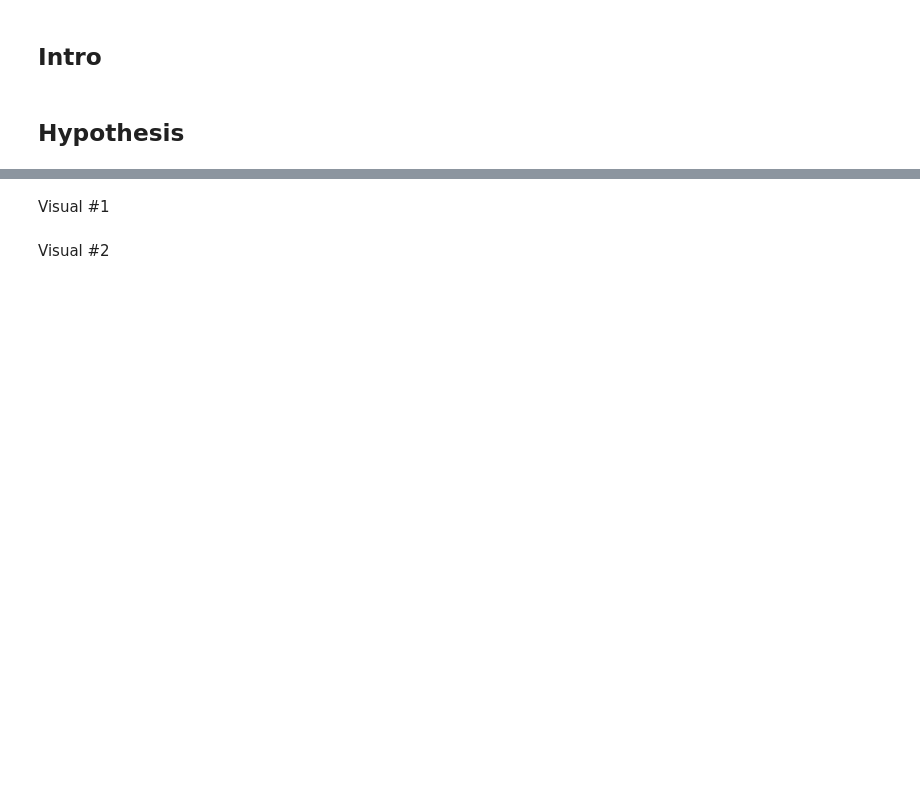
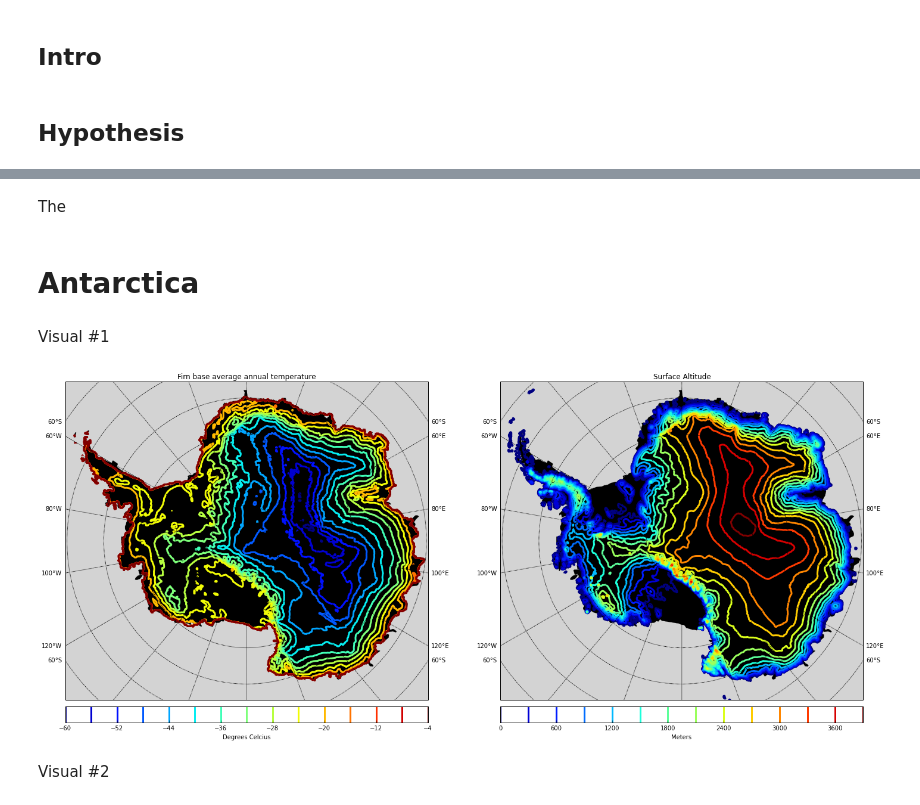
Before and after one commit to johnymontana/csci_444_proj2, a Jupyter notebook: CSCI_444_Proj2_Lyon_William.ipynb, the cells around one changed output, grey strips where cells are left out. Cells and saved outputs as stored; diff of their text form; code cells hidden in the pictures; blank space fills up the shorter version.

```diff
--- a/CSCI_444_Proj2_Lyon_William.ipynb
+++ b/CSCI_444_Proj2_Lyon_William.ipynb
@@ -27,4 +25,56 @@ I find it interesting to compare
+# %% [markdown]
+The
+# %% [markdown]
+Antarctica
+===========
+# %%
+import netCDF4
+from mpl_toolkits.basemap import Basemap
+import matplotlib.pyplot as plt
+filename = 'data/Antarctica_5km_woshelves_v0.75.nc'
+ncfile = netCDF4.Dataset(filename, 'r')
+ncvars = ncfile.variables
+lat = ncvars['lat']
+lon = ncvars['lon']
+temp_time = ncvars['presartm'] # temperature at ice/firn base
+surface_alt = ncvars['usrf']
+ice_rate = ncvars['presprcp']
+surface_vel = ncvars['surfvelmag']
+ice_thick = ncvars['thk']
+melt = ncvars['melt']
 # %% [markdown]
 Visual #1
+# %%
+fig = plt.figure(1, figsize=(24,24))
+subplot(1,2,1)
+map = Basemap(projection='stere', lat_0=-90, lon_0=0, width=5700000, height=5000000, resolution='l')
+map.drawcoastlines(linewidth=0.25)
+map.drawcountries(linewidth=0.25, color="white")
+map.fillcontinents(color='black', lake_color='aqua')
+map.drawmapboundary(fill_color='lightgray')
+map.drawmeridians(np.arange(0,360,20), labels=[1,1,0,0])
+map.drawparallels(np.arange(-90, 90, 5), labels=[1,1,0,0])
+x, y = map(lon[0,:], lat[0,:])
+cs = map.contour(x, y, temp_time[0,:], 15, linewidths=3)
+cbar = map.colorbar(cs, location='bottom', drawedges=True, filled=True)
+plt.title('Firn base average annual temperature')
+cbar.set_label('Degrees Celcius')
+
+subplot(1,2,2)
+map = Basemap(projection='stere', lat_0=-90, lon_0=0, width=5700000, height=5000000, resolution='l')
+map.drawcoastlines(linewidth=0.25)
+map.drawcountries(linewidth=0.25, color="gray")
+map.fillcontinents(color='black', lake_color='aqua')
+map.drawmapboundary(fill_color='lightgray')
+map.drawmeridians(np.arange(0,360,20), labels=[1,1,0,0])
+map.drawparallels(np.arange(-90, 90, 5), labels=[1,1,0,0])
+x, y = map(lon[0,:], lat[0,:])
+cs = map.contour(x, y, surface_alt[0,:], 15, linewidths=3)
+cbar = map.colorbar( location='bottom', spacing='uniform', filled=True)
+plt.title('Surface Altitude')
+cbar.set_label('Meters')
+plt.show()
+# %% [output]
+[figure, added]
 # %% [markdown]
 Visual #2
```
Also changed, not shown: parts of 13 cells of this notebook, 2 other files.
